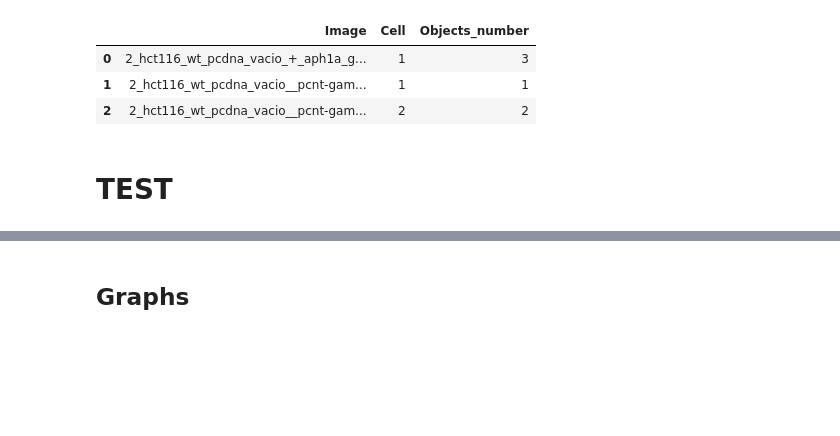
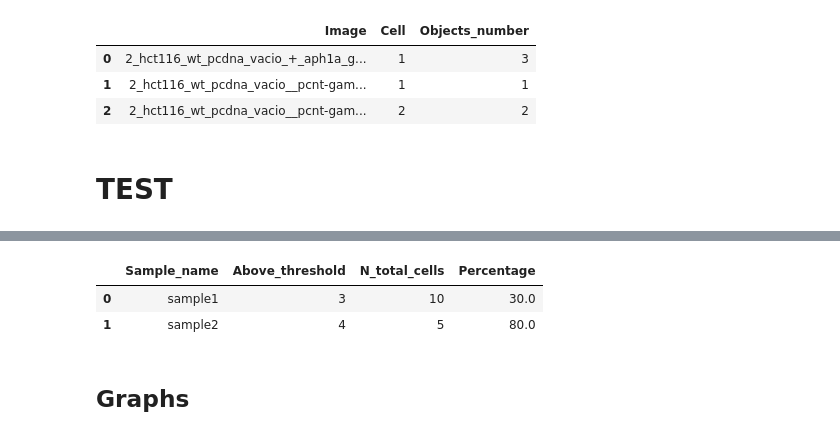
Before and after one commit to Lopatushka/centrosomes_analysis, a Jupyter notebook: notebook.ipynb, the cells around one changed output, grey strips where cells are left out. Cells and saved outputs as stored; diff of their text form; code cells hidden in the pictures; blank space fills up the shorter version.

Commit message:
results df

```diff
--- a/notebook.ipynb
+++ b/notebook.ipynb
@@ -136,0 +110,3 @@ len(df)
+# %%
+# Add sample column manually
+df['Sample'] = df['Image'].apply(lambda x: 'sample1' if 'pcdna_vacio' in x else 'sample2')
@@ -137,3 +132,33 @@ len(df)
+# %%
+# Empty list
+results_dicts = []
+
+# Iteration through different samples
+for sample in df['Sample'].unique():
+    sb = df[df['Sample'] == sample]
+
+    # Calculate the persentage of cells with # objects >= threshold
+    n_total = len(sb)
+    above_thresh = sum(sb['Objects_number'] >= THRESHOLD)
+    percentage = 100 * above_thresh/n_total
+
+    temp = {
+            'Sample_name': sample,
+            'Above_threshold': above_thresh,
+            'N_total_cells': n_total,
+            'Percentage': percentage,
+        }
+
+    results_dicts.append(temp)
+
+
+results = pd.DataFrame(results_dicts)
+# %%
+results
+# %% [output]
+|  | Sample_name | Above_threshold | N_total_cells | Percentage |
+| 0 | sample1 | 3 | 10 | 30.0 |
+| 1 | sample2 | 4 | 5 | 80.0 |
 # %% [markdown]
 ## Graphs
 # %%
```
Also changed, not shown: parts of 4 cells of this notebook.
